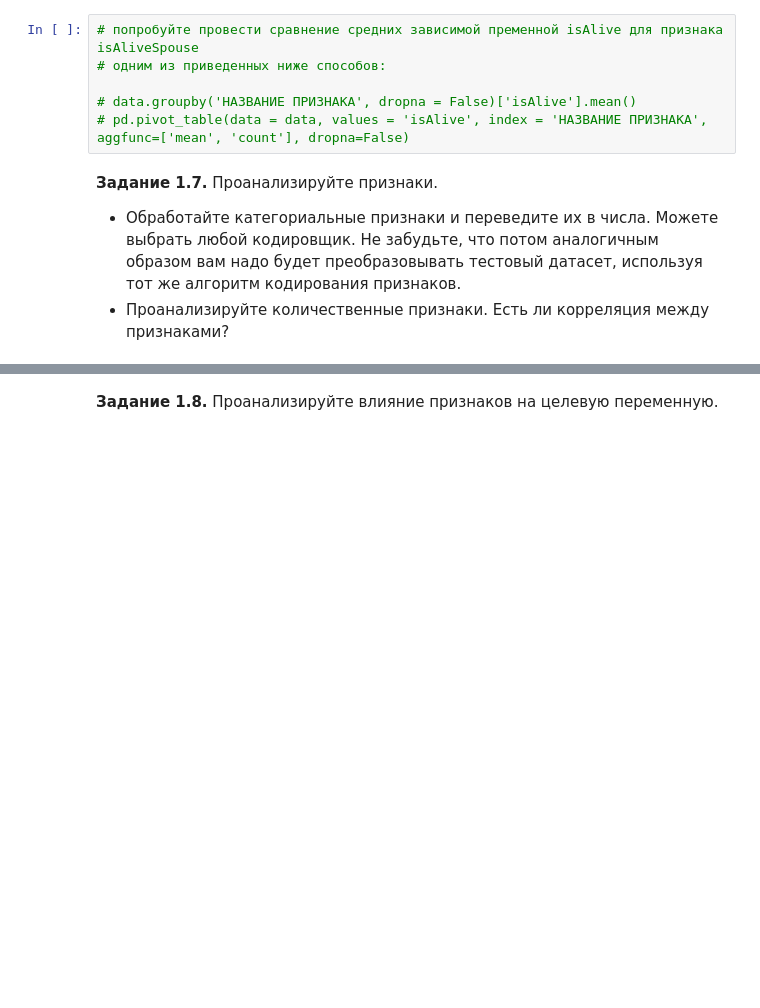
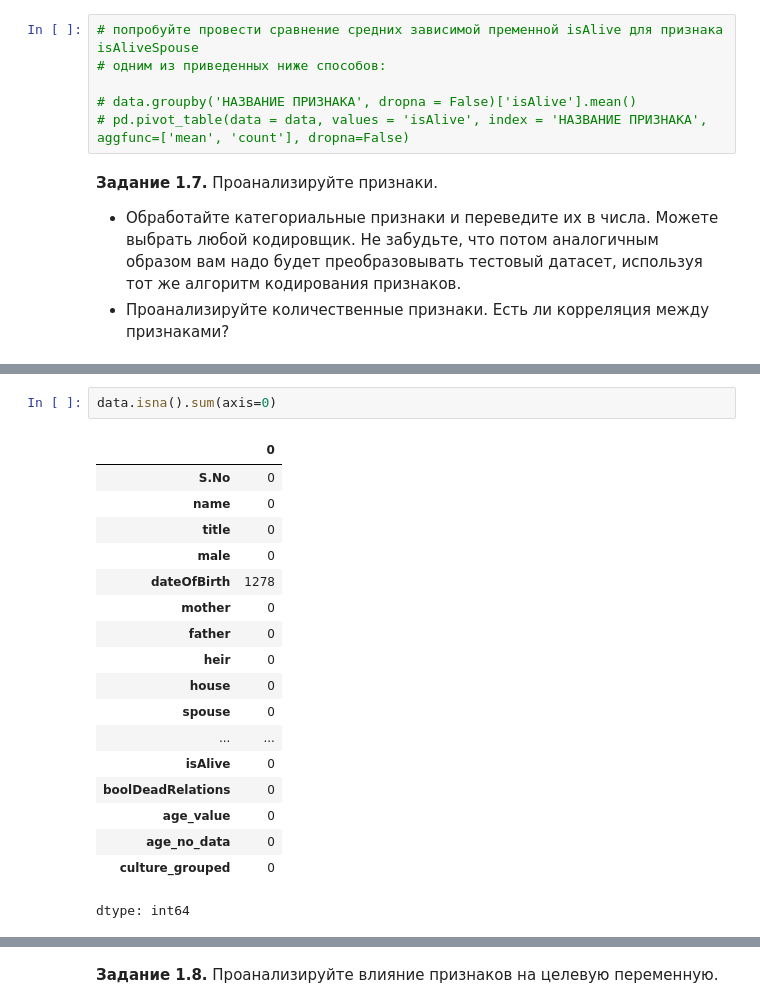
Before and after one commit to bbalandin/Trial, a Jupyter notebook: week_01_ml_intro/Homework/hw_1_game_of_thrones.ipynb, the cells around one changed output, grey strips where cells are left out. Saved outputs shown, nothing was run; the diff lists cells and outputs as text; blank space fills up the shorter version.

```diff
--- a/week_01_ml_intro/Homework/hw_1_game_of_thrones.ipynb
+++ b/week_01_ml_intro/Homework/hw_1_game_of_thrones.ipynb
@@ -434,0 +495,21 @@ data.describe(include = [...]).T[['count', 'min', 'max']].assign(N_unique_values
+# %%
+data.isna().sum(axis=0)
+# %% [output]
+|  | 0 |
+| S.No | 0 |
+| name | 0 |
+| title | 0 |
+| male | 0 |
+| dateOfBirth | 1278 |
+| mother | 0 |
+| father | 0 |
+| heir | 0 |
+| house | 0 |
+| spouse | 0 |
+| ... | ... |
+| isAlive | 0 |
+| boolDeadRelations | 0 |
+| age_value | 0 |
+| age_no_data | 0 |
+| culture_grouped | 0 |
+dtype: int64
```
Also changed, not shown: parts of 26 cells of this notebook.
